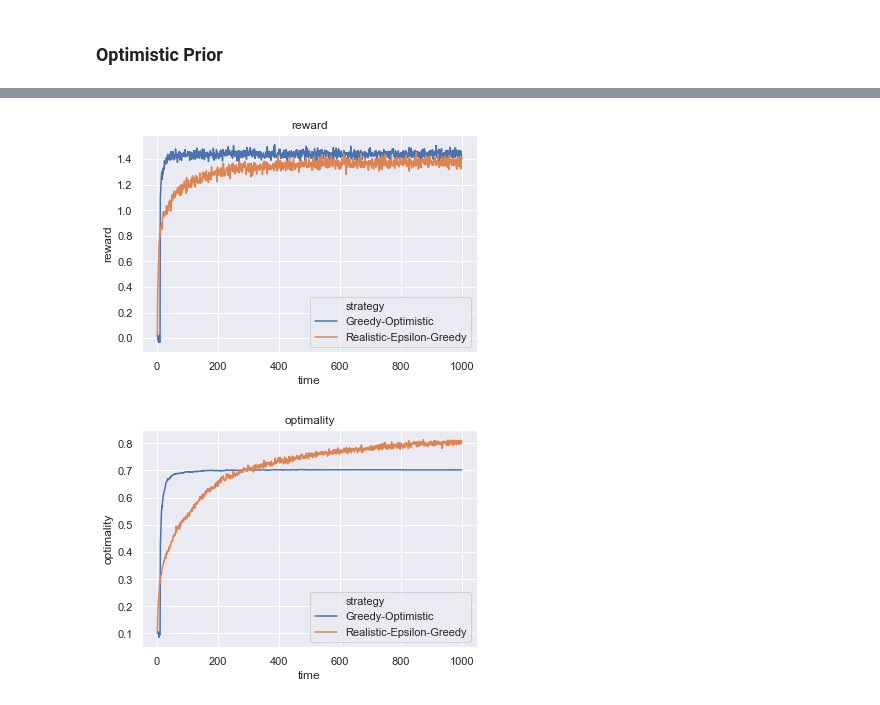
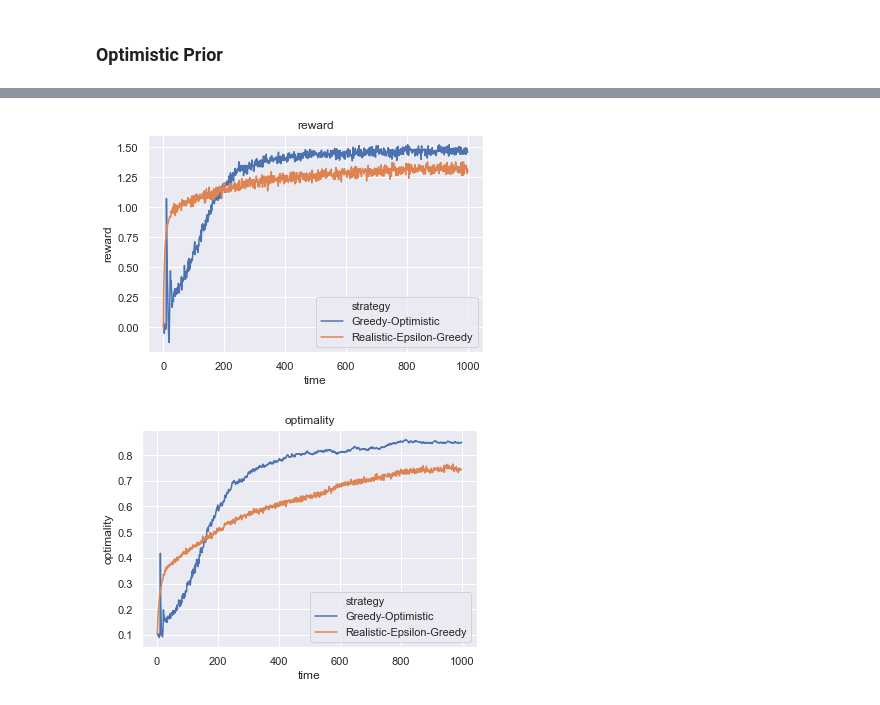
Before and after one commit to rcharan/phutball, a Jupyter notebook: rl/Sutton-Barto.ipynb, the cells around one changed output, grey strips where cells are left out. Saved outputs shown, nothing was run; the diff lists cells and outputs as text; code cells hidden in the pictures.

Commit message:
optimistic priors now with exponentially weighted moving average q-star estimates

```diff
--- a/rl/Sutton-Barto.ipynb
+++ b/rl/Sutton-Barto.ipynb
@@ -196,9 +196,10 @@ sim.plots()
 # %%
 casino = Casino(10)
 prior  = [5.0] * 10
+lr = lambda n, t : 0.1
 bandits = {
-  'Greedy-Optimistic'          : Bandit(casino, 0   , priors = prior),
-  'Realistic-Epsilon-Greedy'   : Bandit(casino, 0.1)
+  'Greedy-Optimistic'          : Bandit(casino, 0   ,lr = lr, priors = prior),
+  'Realistic-Epsilon-Greedy'   : Bandit(casino, 0.1 ,lr = lr)
 }
 
 # Figure 2.3 (page 35)
@@ -209,2 +210,2 @@ sim.plots()
-[figure, old version]
+[figure, new version]
-[figure, old version]
+[figure, new version]
```
Also changed, not shown: parts of 1 cell of this notebook.
